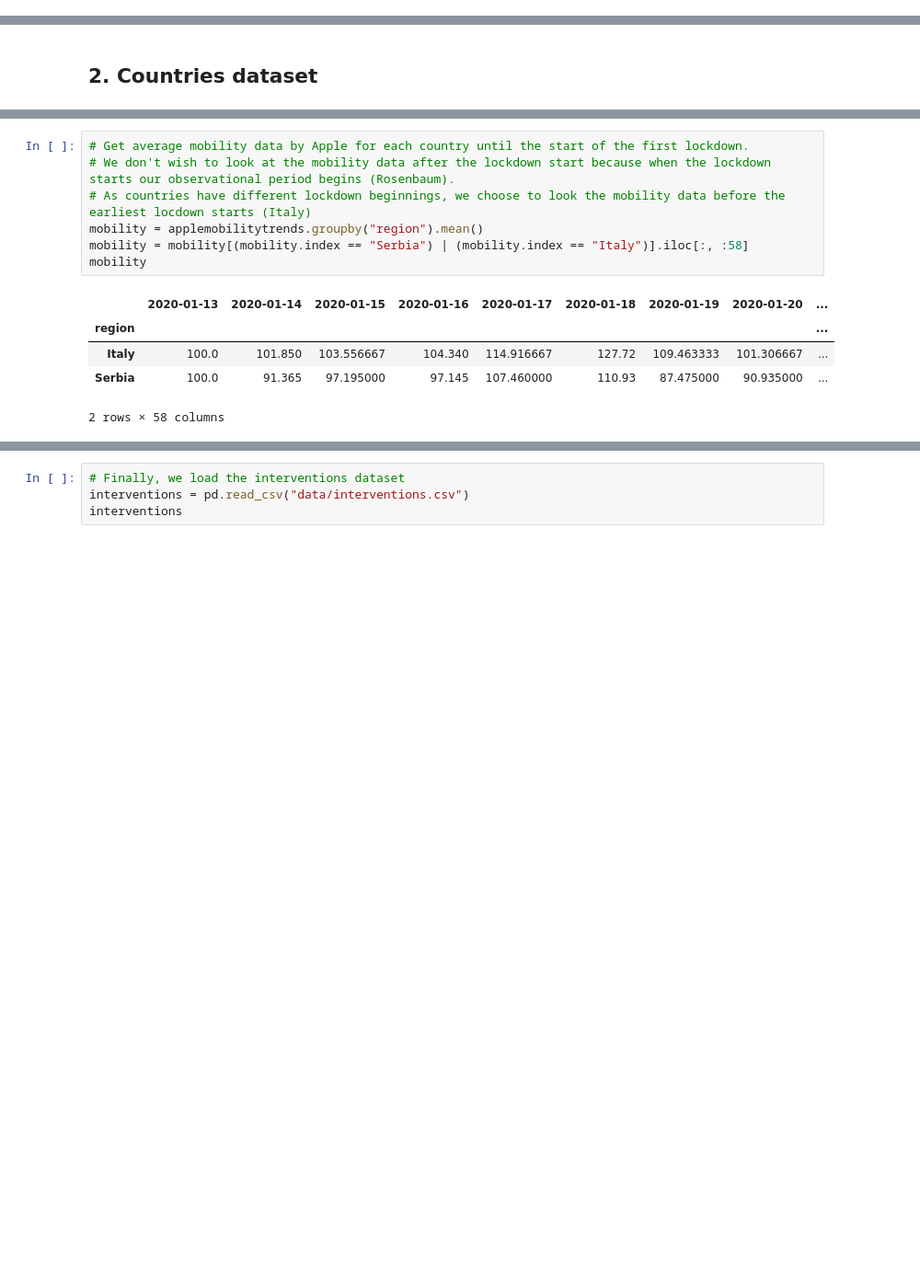
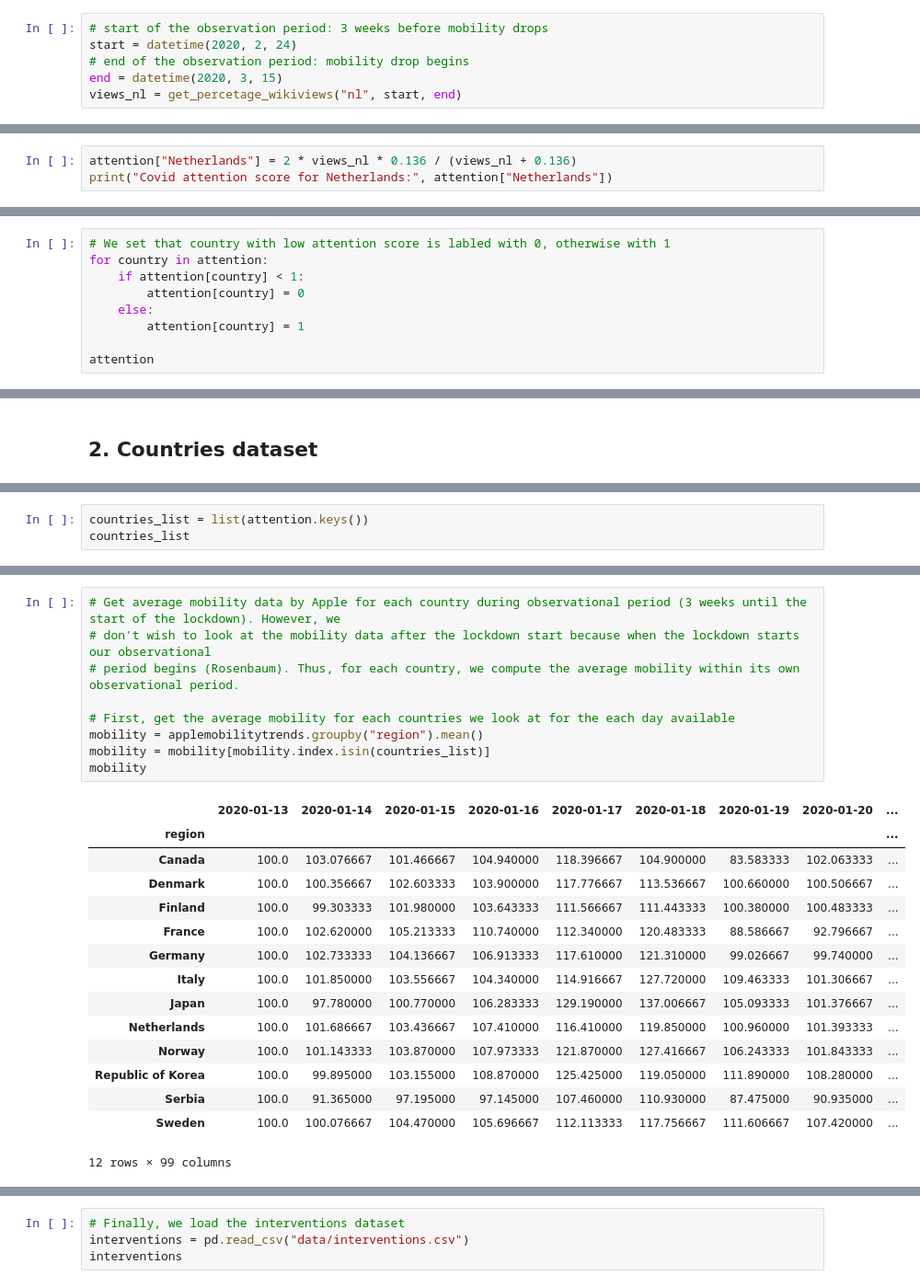
Before and after one commit to RiccardoBrioschi/The-pandemic-through-the-eyes-of-Internet, a Jupyter notebook: RQ3_Effects of attention on covid analysis.ipynb, the cells around one changed output, grey strips where cells are left out. Shown: that part at 92% size. Cells and saved outputs as stored; diff of their text form; blank space fills up the shorter version.

```diff
--- a/RQ3_Effects of attention on covid analysis.ipynb
+++ b/RQ3_Effects of attention on covid analysis.ipynb
@@ -337,0 +801,6 @@ attention
+# %%
+# start of the observation period: 3 weeks before mobility drops
+start = datetime(2020, 2, 24)
+# end of the observation period: mobility drop begins
+end = datetime(2020, 3, 15)
+views_nl = get_percetage_wikiviews("nl", start, end)
@@ -337,0 +817,3 @@ attention
+# %%
+attention["Netherlands"] = 2 * views_nl * 0.136 / (views_nl + 0.136)
+print("Covid attention score for Netherlands:", attention["Netherlands"])
@@ -346,0 +870,9 @@ attention
+# %%
+# We set that country with low attention score is labled with 0, otherwise with 1
+for country in attention:
+    if attention[country] < 1:
+        attention[country] = 0
+    else:
+        attention[country] = 1
+
+attention
@@ -348,0 +898,3 @@ attention
+# %%
+countries_list = list(attention.keys())
+countries_list
@@ -362,14 +927,26 @@ applemobilitytrends.sample(5)
 5 rows × 102 columns
 # %%
-# Get average mobility data by Apple for each country until the start of the first lockdown.
-# We don't wish to look at the mobility data after the lockdown start because when the lockdown starts our observational period begins (Rosenbaum).
-# As countries have different lockdown beginnings, we choose to look the mobility data before the earliest locdown starts (Italy)
+# Get average mobility data by Apple for each country during observational period (3 weeks until the start of the lockdown). However, we
+# don't wish to look at the mobility data after the lockdown start because when the lockdown starts our observational
+# period begins (Rosenbaum). Thus, for each country, we compute the average mobility within its own observational period.
+
+# First, get the average mobility for each countries we look at for the each day available
 mobility = applemobilitytrends.groupby("region").mean()
-mobility = mobility[(mobility.index == "Serbia") | (mobility.index == "Italy")].iloc[:, :58]
+mobility = mobility[mobility.index.isin(countries_list)]
 mobility
 # %% [output]
 |  | 2020-01-13 | 2020-01-14 | 2020-01-15 | 2020-01-16 | 2020-01-17 | 2020-01-18 | 2020-01-19 | 2020-01-20 | ... |
 | region |  |  |  |  |  |  |  |  | ... |
-| Italy | 100.0 | 101.850 | 103.556667 | 104.340 | 114.916667 | 127.72 | 109.463333 | 101.306667 | ... |
-| Serbia | 100.0 | 91.365 | 97.195000 | 97.145 | 107.460000 | 110.93 | 87.475000 | 90.935000 | ... |
+| Canada | 100.0 | 103.076667 | 101.466667 | 104.940000 | 118.396667 | 104.900000 | 83.583333 | 102.063333 | ... |
+| Denmark | 100.0 | 100.356667 | 102.603333 | 103.900000 | 117.776667 | 113.536667 | 100.660000 | 100.506667 | ... |
+| Finland | 100.0 | 99.303333 | 101.980000 | 103.643333 | 111.566667 | 111.443333 | 100.380000 | 100.483333 | ... |
+| France | 100.0 | 102.620000 | 105.213333 | 110.740000 | 112.340000 | 120.483333 | 88.586667 | 92.796667 | ... |
+| Germany | 100.0 | 102.733333 | 104.136667 | 106.913333 | 117.610000 | 121.310000 | 99.026667 | 99.740000 | ... |
+| Italy | 100.0 | 101.850000 | 103.556667 | 104.340000 | 114.916667 | 127.720000 | 109.463333 | 101.306667 | ... |
+| Japan | 100.0 | 97.780000 | 100.770000 | 106.283333 | 129.190000 | 137.006667 | 105.093333 | 101.376667 | ... |
+| Netherlands | 100.0 | 101.686667 | 103.436667 | 107.410000 | 116.410000 | 119.850000 | 100.960000 | 101.393333 | ... |
+| Norway | 100.0 | 101.143333 | 103.870000 | 107.973333 | 121.870000 | 127.416667 | 106.243333 | 101.843333 | ... |
+| Republic of Korea | 100.0 | 99.895000 | 103.155000 | 108.870000 | 125.425000 | 119.050000 | 111.890000 | 108.280000 | ... |
+| Serbia | 100.0 | 91.365000 | 97.195000 | 97.145000 | 107.460000 | 110.930000 | 87.475000 | 90.935000 | ... |
+| Sweden | 100.0 | 100.076667 | 104.470000 | 105.696667 | 112.113333 | 117.756667 | 111.606667 | 107.420000 | ... |
-2 rows × 58 columns
+12 rows × 99 columns
```
Also changed, not shown: parts of 123 cells of this notebook.
